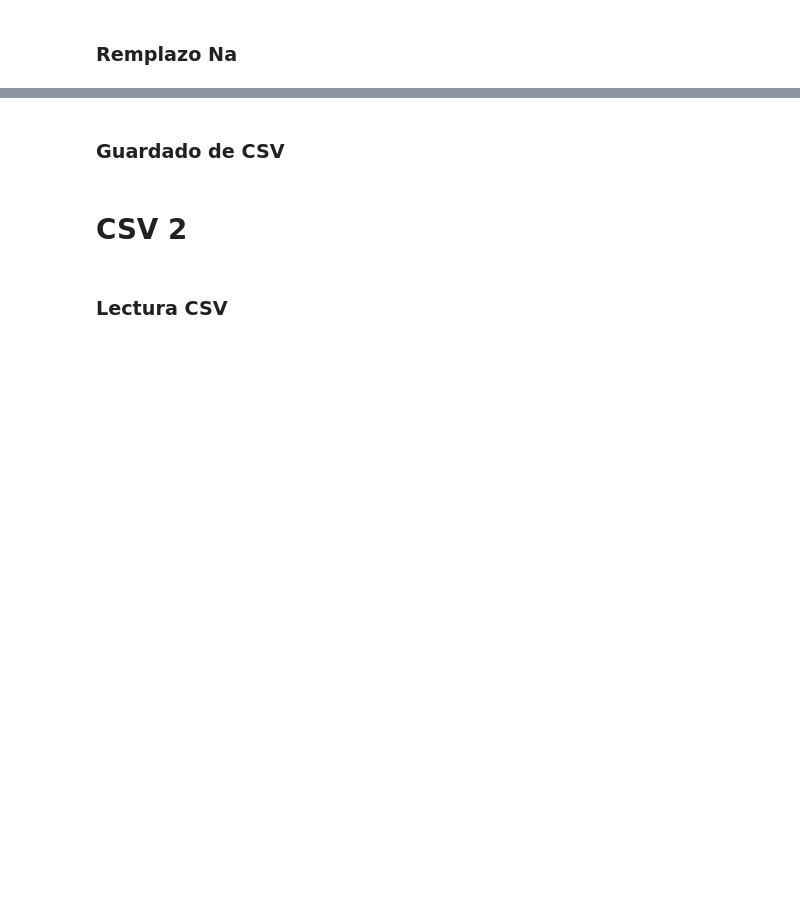
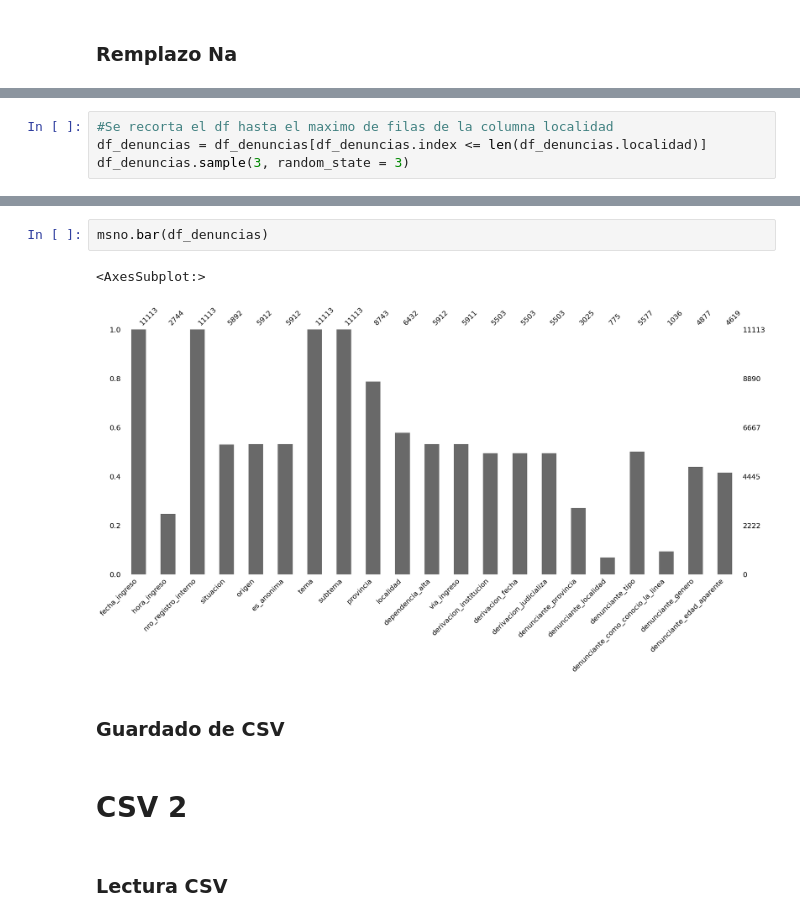
Before and after one commit to ianCristianAriel/2022-Argentina-trata-de-persona, a Jupyter notebook: notebooks/01_limpieza.ipynb, the cells around one changed output, grey strips where cells are left out. Cells and saved outputs as stored; diff of their text form; blank space fills up the shorter version.

```diff
--- a/notebooks/01_limpieza.ipynb
+++ b/notebooks/01_limpieza.ipynb
@@ -51,0 +103,4 @@ common_na_numbers = (-9, -99, -999, -9999, 9999, 66, 77, 88, -1)
+# %%
+#Se recorta el df hasta el maximo de filas de la columna localidad
+df_denuncias = df_denuncias[df_denuncias.index <= len(df_denuncias.localidad)]
+df_denuncias.sample(3, random_state = 3)
@@ -52,3 +113,8 @@ common_na_numbers = (-9, -99, -999, -9999, 9999, 66, 77, 88, -1)
+# %%
+msno.bar(df_denuncias)
+# %% [output]
+<AxesSubplot:>
+[figure, added]
 # %% [markdown]
 ### Guardado de CSV
 # %% [markdown]
```
Also changed, not shown: parts of 20 cells of this notebook.
